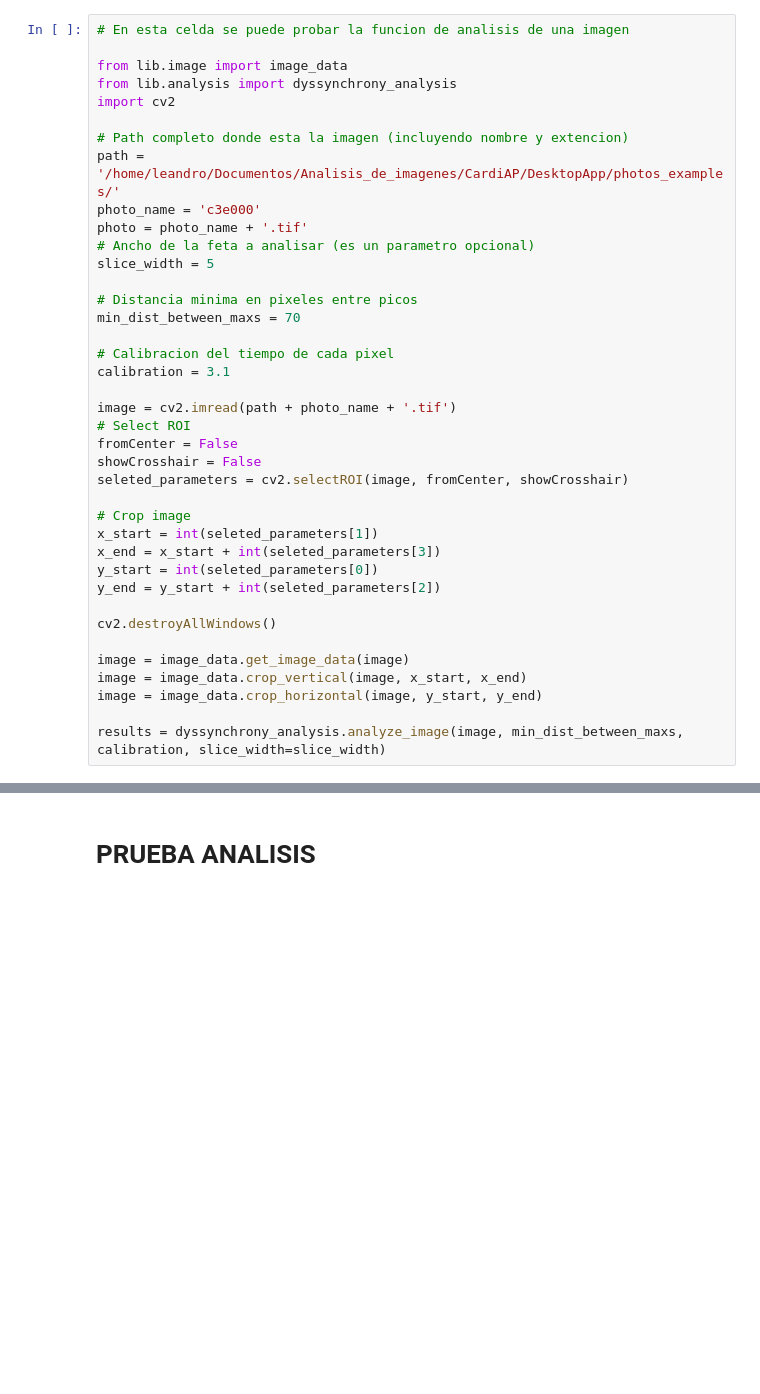
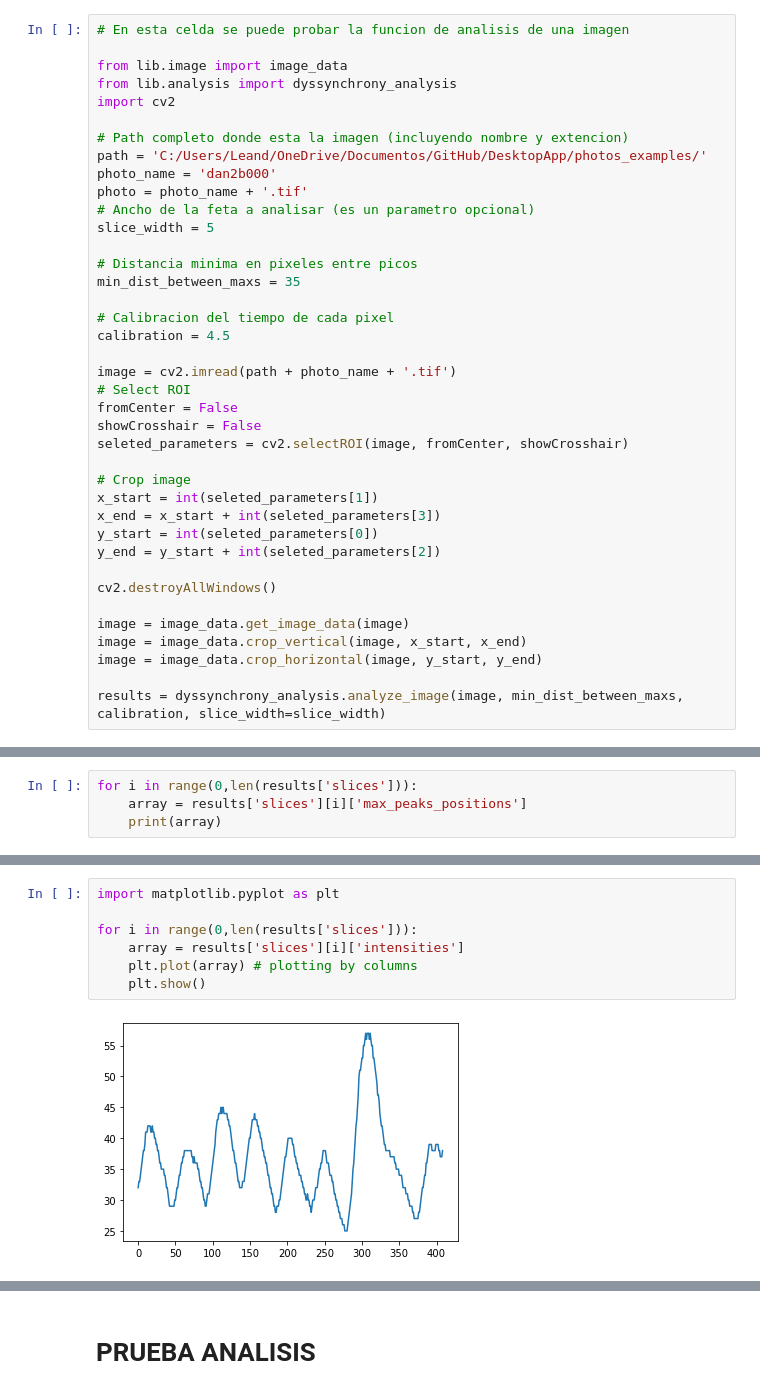
Before and after one commit to CardiAP/DesktopApp, a Jupyter notebook: PruebaAnalisisDisincronia.ipynb, the cells around one changed output, grey strips where cells are left out. Drawn from its saved outputs; the diff is of its cells as text; blank space fills up the shorter version.

Commit message:
add_photos

```diff
--- a/PruebaAnalisisDisincronia.ipynb
+++ b/PruebaAnalisisDisincronia.ipynb
@@ -6,17 +6,17 @@ from lib.analysis import dyssynchrony_analysis
 import cv2
 
 # Path completo donde esta la imagen (incluyendo nombre y extencion)
-path = '/home/leandro/Documentos/Analisis_de_imagenes/CardiAP/DesktopApp/photos_examples/'
-photo_name = 'c3e000'
+path = 'C:/Users/Leand/OneDrive/Documentos/GitHub/DesktopApp/photos_examples/'
+photo_name = 'dan2b000'
 photo = photo_name + '.tif'
 # Ancho de la feta a analisar (es un parametro opcional)
 slice_width = 5
 
 # Distancia minima en pixeles entre picos
-min_dist_between_maxs = 70
+min_dist_between_maxs = 35
 
 # Calibracion del tiempo de cada pixel
-calibration = 3.1
+calibration = 4.5
 
 image = cv2.imread(path + photo_name + '.tif')
 # Select ROI
@@ -39,0 +48,4 @@ results = dyssynchrony_analysis.analyze_image(image, min_dist_between_maxs, cali
+# %%
+for i in range(0,len(results['slices'])):
+    array = results['slices'][i]['max_peaks_positions']
+    print(array)
@@ -39,0 +70,9 @@ results = dyssynchrony_analysis.analyze_image(image, min_dist_between_maxs, cali
+# %%
+import matplotlib.pyplot as plt
+
+for i in range(0,len(results['slices'])):
+    array = results['slices'][i]['intensities']
+    plt.plot(array) # plotting by columns
+    plt.show()
+# %% [output]
+[figure, added]
```
Also changed, not shown: parts of 12 cells of this notebook, 5 other files.
